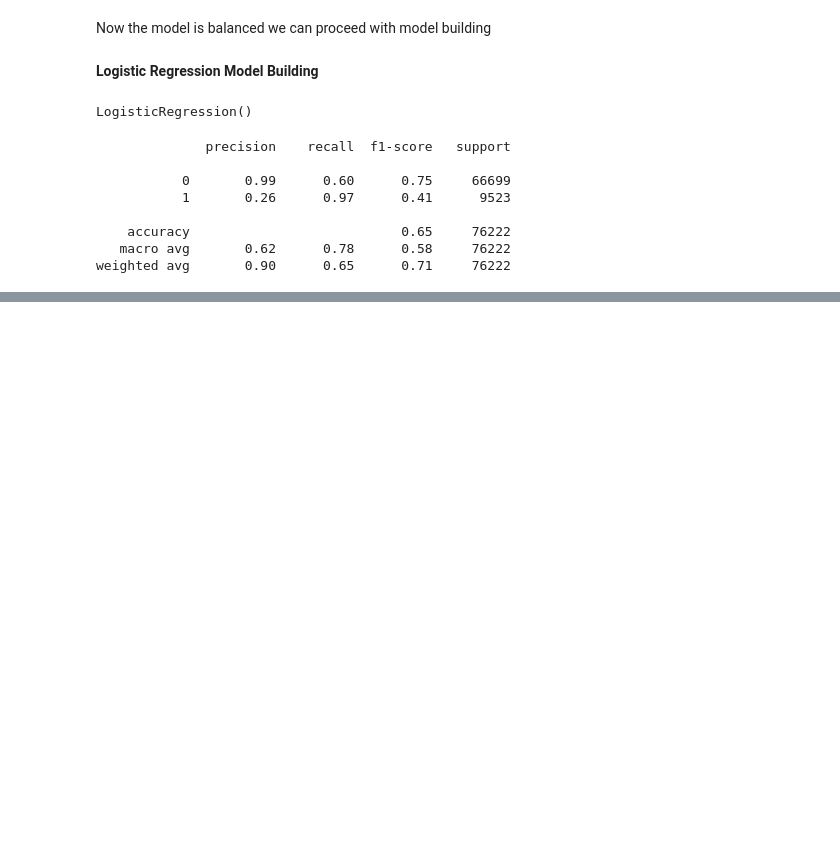
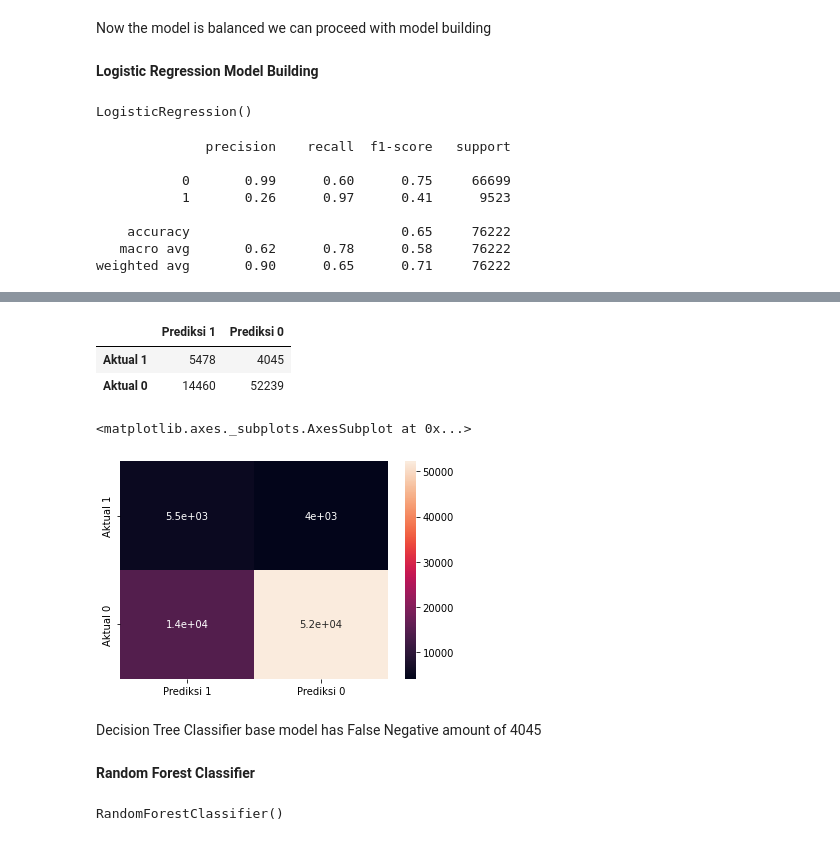
Before and after one commit to tnatani/Health-Insurance-Cross-Sell-Prediction, a Jupyter notebook: Copy_of_HEALTH_INSURANCE_CROSS_SELL_PREDICTION.ipynb, the cells around one changed output, grey strips where cells are left out. Saved outputs shown, nothing was run; the diff lists cells and outputs as text; code cells hidden in the pictures; blank space fills up the shorter version.

```diff
--- a/Copy_of_HEALTH_INSURANCE_CROSS_SELL_PREDICTION.ipynb
+++ b/Copy_of_HEALTH_INSURANCE_CROSS_SELL_PREDICTION.ipynb
@@ -543,0 +611,2 @@ cm_smote_log_reg = confusion_matrix(y_test, y_pred_SMOTE_logreg, labels = [1,0])
+# %%
+modelSMOTEDT = DecisionTreeClassifier()
@@ -543,0 +617,2 @@ cm_smote_log_reg = confusion_matrix(y_test, y_pred_SMOTE_logreg, labels = [1,0])
+# %%
+y_pred_SMOTE_DT = modelSMOTEDT.predict(X_test)
@@ -543,0 +635,17 @@ cm_smote_log_reg = confusion_matrix(y_test, y_pred_SMOTE_logreg, labels = [1,0])
+# %%
+cm_DT = confusion_matrix(y_test, y_pred_SMOTE_DT, labels = [1,0])
+df_DT = pd.DataFrame(data = cm_DT , index = ["Aktual 1","Aktual 0"], columns = ["Prediksi 1", "Prediksi 0"])
+df_DT
+# %% [output]
+|  | Prediksi 1 | Prediksi 0 |
+| Aktual 1 | 5478 | 4045 |
+| Aktual 0 | 14460 | 52239 |
+# %%
+sns.heatmap(df_DT, annot = True)
+# %% [output]
+<matplotlib.axes._subplots.AxesSubplot at 0x...>
+[figure, added]
+# %% [markdown]
+ Decision Tree Classifier base model has  False Negative amount of 4045
+# %% [markdown]
+**Random Forest Classifier**
@@ -543,0 +654,4 @@ cm_smote_log_reg = confusion_matrix(y_test, y_pred_SMOTE_logreg, labels = [1,0])
+# %%
+modelSMOTERF.fit(X_train_sm, y_train_sm)
+# %% [output]
+RandomForestClassifier()
```
Also changed, not shown: parts of 21 cells of this notebook.
